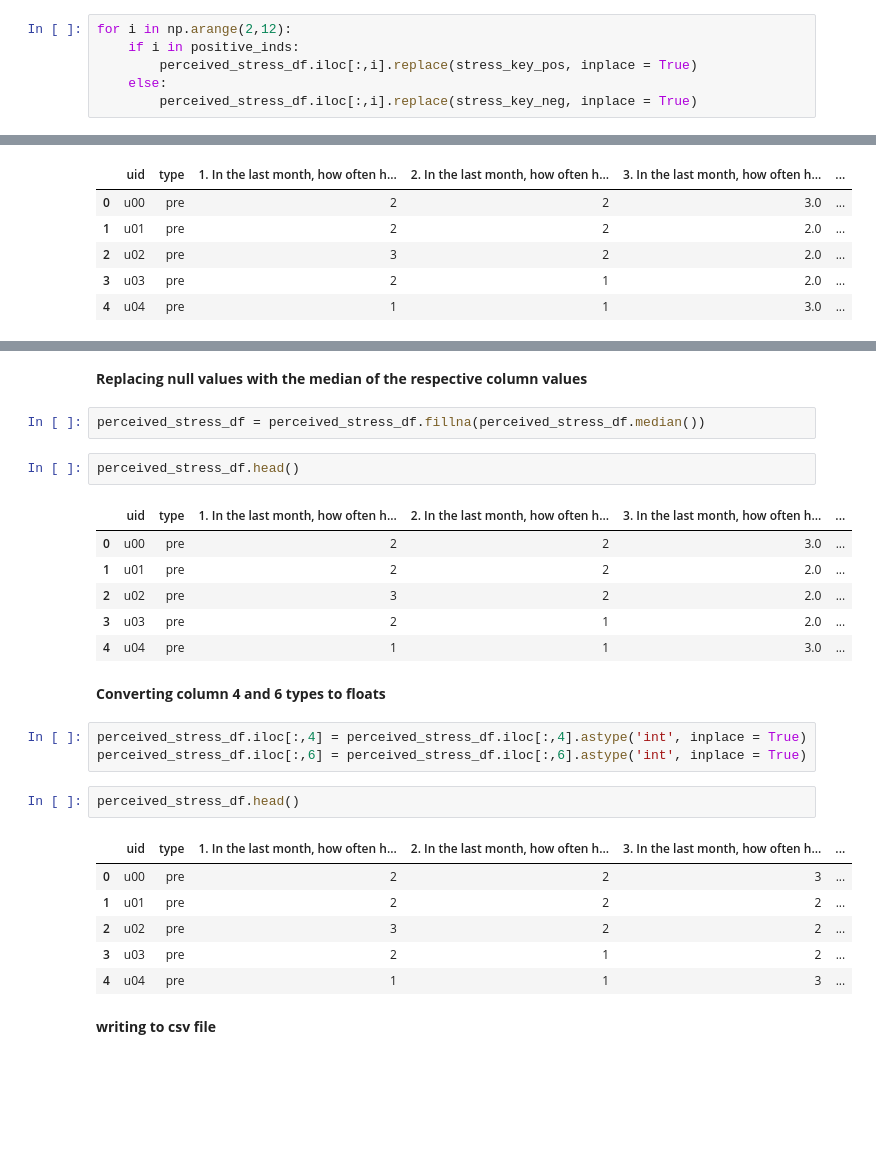
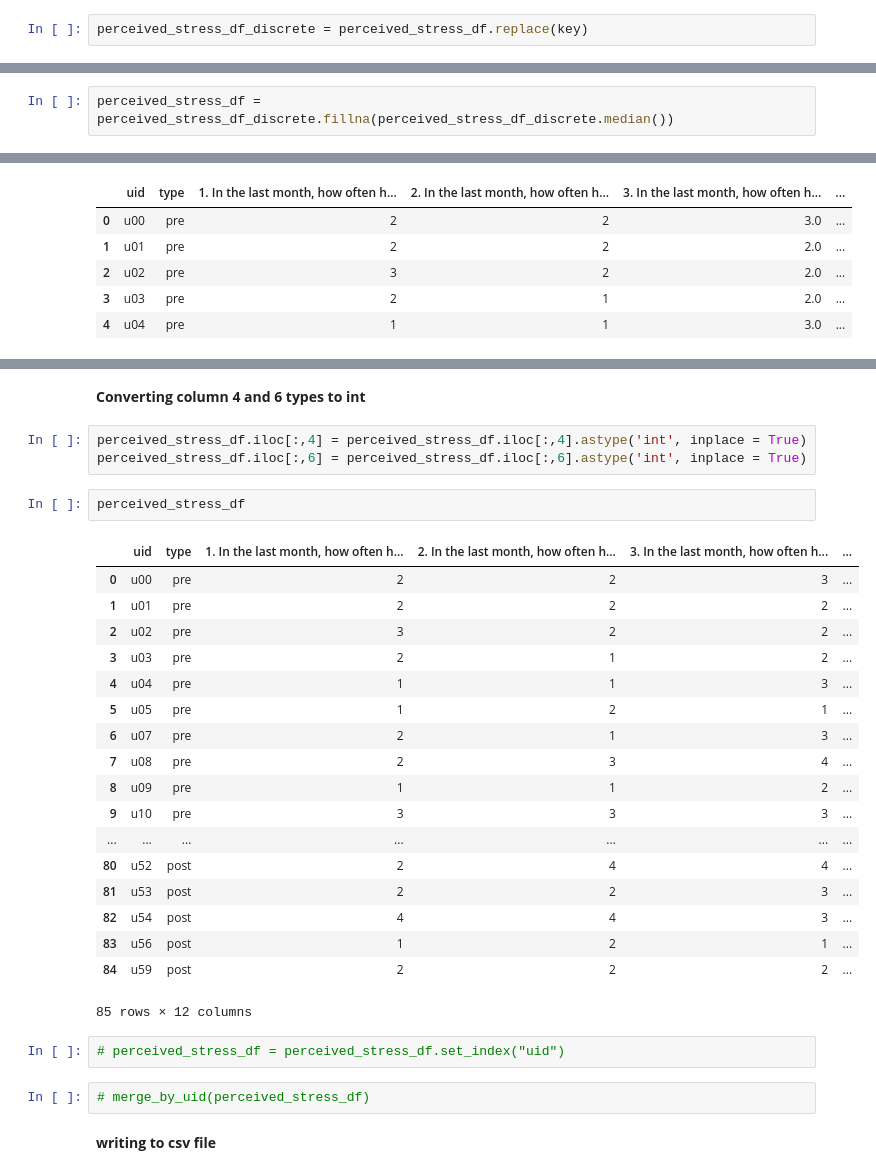
Before and after one commit to mkhash/Modelling-Student-Stress, a Jupyter notebook: code/Data_cleaning_and_processing.ipynb, the cells around one changed output, grey strips where cells are left out. Cells and saved outputs as stored; diff of their text form; blank space fills up the shorter version.

Commit message:
updated code with merge fun

```diff
--- a/code/Data_cleaning_and_processing.ipynb
+++ b/code/Data_cleaning_and_processing.ipynb
@@ -306,6 +434,2 @@ stress_key_pos = {'Never':4, 'Almost never': 3, 'Sometime':2, 'Fairly often': 1,
-# %%
-for i in np.arange(2,12):
-    if i in positive_inds:
-        perceived_stress_df.iloc[:,i].replace(stress_key_pos, inplace = True)
-    else:
-        perceived_stress_df.iloc[:,i].replace(stress_key_neg, inplace = True)
+# %%
+perceived_stress_df_discrete = perceived_stress_df.replace(key)
@@ -312,3 +457,5 @@ for i in np.arange(2,12):
+# %%
+perceived_stress_df = perceived_stress_df_discrete.fillna(perceived_stress_df_discrete.median())
 # %%
 perceived_stress_df.head()
 # %% [output]
@@ -331,30 +468,33 @@ perceived_stress_df.isna().describe()
-# %% [markdown]
-**Replacing null values with the median of the respective column values**
-# %%
-perceived_stress_df = perceived_stress_df.fillna(perceived_stress_df.median())
-# %%
-perceived_stress_df.head()
-# %% [output]
-|  | uid | type | 1. In the last month, how often h... | 2. In the last month, how often h... | 3. In the last month, how often h... | ... |
-| 0 | u00 | pre | 2 | 2 | 3.0 | ... |
-| 1 | u01 | pre | 2 | 2 | 2.0 | ... |
-| 2 | u02 | pre | 3 | 2 | 2.0 | ... |
-| 3 | u03 | pre | 2 | 1 | 2.0 | ... |
-| 4 | u04 | pre | 1 | 1 | 3.0 | ... |
 # %% [markdown]
-**Converting column 4 and 6 types to floats**
+**Converting column 4 and 6 types to int**
 # %%
 perceived_stress_df.iloc[:,4] = perceived_stress_df.iloc[:,4].astype('int', inplace = True)
 perceived_stress_df.iloc[:,6] = perceived_stress_df.iloc[:,6].astype('int', inplace = True)
 # %%
-perceived_stress_df.head()
+perceived_stress_df
 # %% [output]
 |  | uid | type | 1. In the last month, how often h... | 2. In the last month, how often h... | 3. In the last month, how often h... | ... |
 | 0 | u00 | pre | 2 | 2 | 3 | ... |
 | 1 | u01 | pre | 2 | 2 | 2 | ... |
 | 2 | u02 | pre | 3 | 2 | 2 | ... |
 | 3 | u03 | pre | 2 | 1 | 2 | ... |
 | 4 | u04 | pre | 1 | 1 | 3 | ... |
+| 5 | u05 | pre | 1 | 2 | 1 | ... |
+| 6 | u07 | pre | 2 | 1 | 3 | ... |
+| 7 | u08 | pre | 2 | 3 | 4 | ... |
+| 8 | u09 | pre | 1 | 1 | 2 | ... |
+| 9 | u10 | pre | 3 | 3 | 3 | ... |
+| ... | ... | ... | ... | ... | ... | ... |
+| 80 | u52 | post | 2 | 4 | 4 | ... |
+| 81 | u53 | post | 2 | 2 | 3 | ... |
+| 82 | u54 | post | 4 | 4 | 3 | ... |
+| 83 | u56 | post | 1 | 2 | 1 | ... |
+| 84 | u59 | post | 2 | 2 | 2 | ... |
+85 rows × 12 columns
+# %%
+# perceived_stress_df = perceived_stress_df.set_index("uid")
+# %%
+# merge_by_uid(perceived_stress_df)
 # %% [markdown]
 **writing to csv file**
 # %%
```
Also changed, not shown: parts of 33 cells of this notebook.
